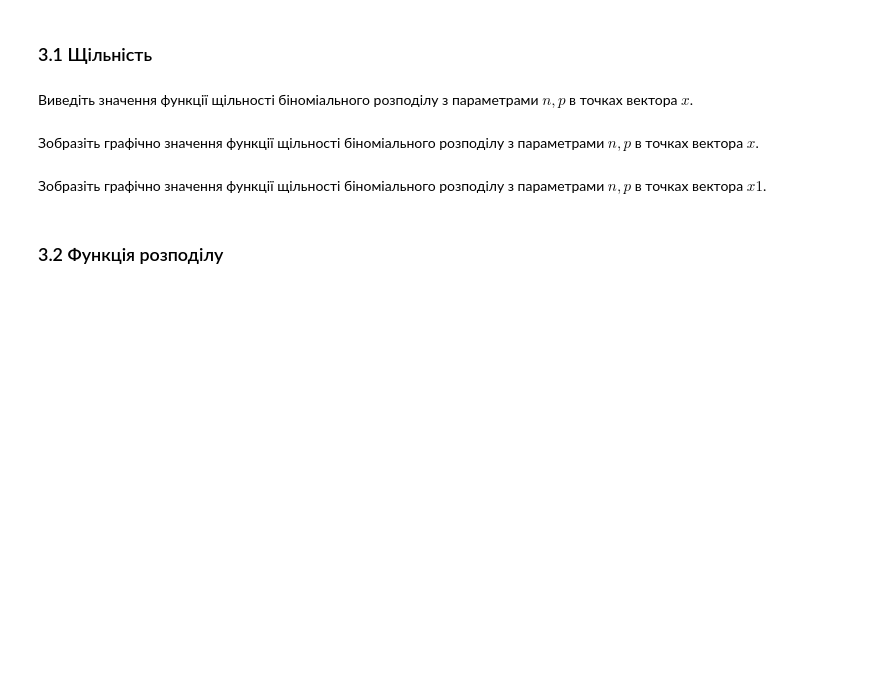
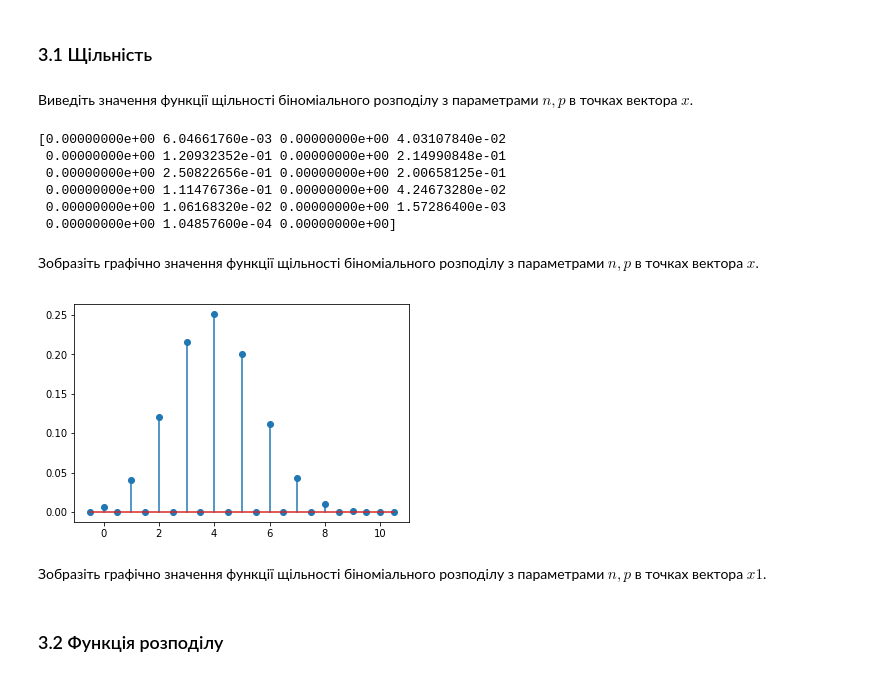
Before and after one commit to mikke-172/-mikke-172-probability_homework4, a Jupyter notebook: Лабораторне заняття 4.ipynb, the cells around one changed output. Cells and saved outputs as stored; diff of their text form; code cells hidden in the pictures; blank space fills up the shorter version.

```diff
--- a/Лабораторне заняття 4.ipynb
+++ b/Лабораторне заняття 4.ipynb
@@ -163,10 +163,23 @@ x = np.arange(-0.5, n+1, 0.5)
 Виведіть значення функції щільності біноміального розподілу з параметрами $n, p$ в точках вектора $x$.
 # %%
 # Місце для Вашого коду
+y = binom.pmf(x, n, p)
+print(y)
+# %% [output]
+[0.00000000e+00 6.04661760e-03 0.00000000e+00 4.03107840e-02
+ 0.00000000e+00 1.20932352e-01 0.00000000e+00 2.14990848e-01
+ 0.00000000e+00 2.50822656e-01 0.00000000e+00 2.00658125e-01
+ 0.00000000e+00 1.11476736e-01 0.00000000e+00 4.24673280e-02
+ 0.00000000e+00 1.06168320e-02 0.00000000e+00 1.57286400e-03
+ 0.00000000e+00 1.04857600e-04 0.00000000e+00]
 # %% [markdown]
 Зобразіть графічно значення функції щільності біноміального розподілу з параметрами $n, p$ в точках вектора $x$.
 # %%
 # Місце для Вашого коду
+plt.stem(x, y)
+plt.show()
+# %% [output]
+[figure, added]
 # %% [markdown]
 Зобразіть графічно значення функції щільності біноміального розподілу з параметрами $n, p$ в точках вектора $x1$.
 # %%
```
Also changed, not shown: parts of 10 cells of this notebook.
